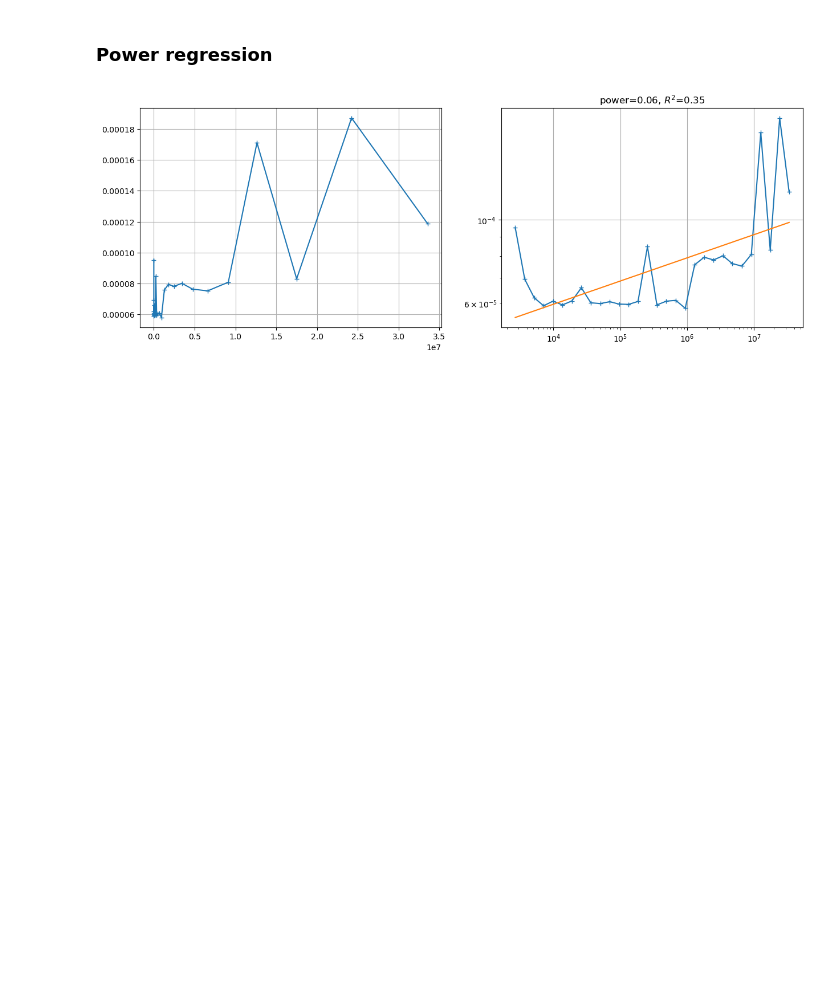
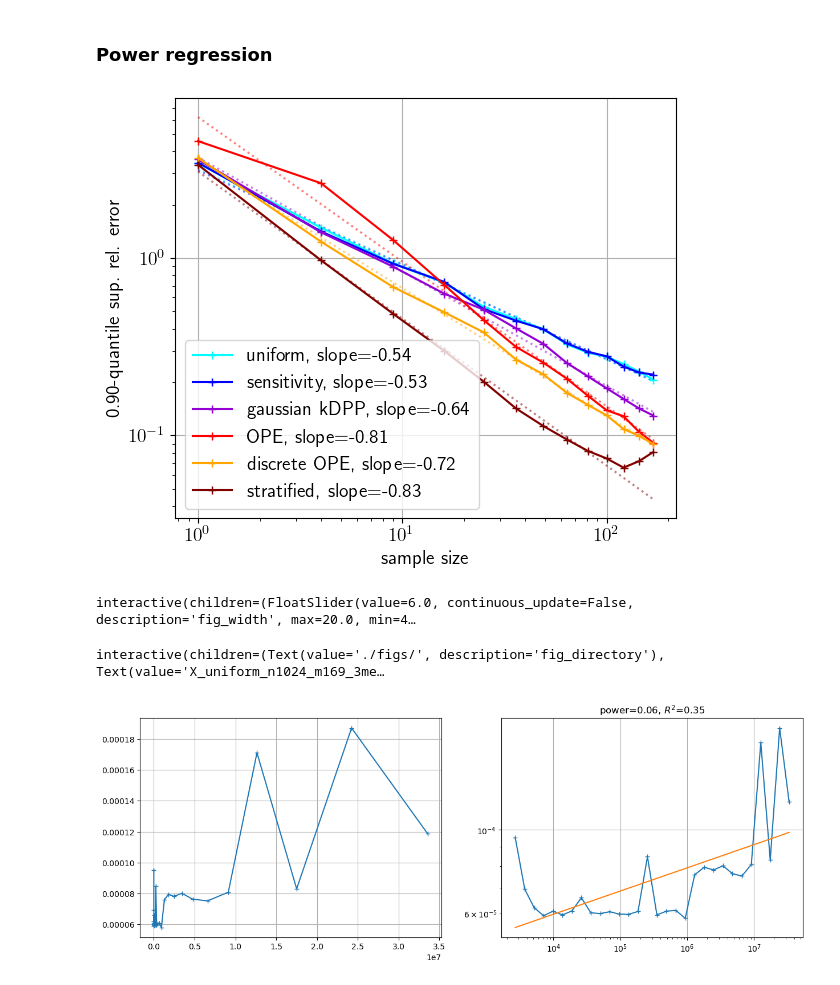
Before and after one commit to hsimonfroy/DPPcoresets, a Jupyter notebook: notebook/main.ipynb, the cells around one changed output. Drawn from its saved outputs; the diff is of its cells as text; code cells hidden in the pictures; blank space fills up the shorter version.

Commit message:
slopes 2d

```diff
--- a/notebook/main.ipynb
+++ b/notebook/main.ipynb
@@ -342,24 +356,33 @@ def power_regression(x, y):
     return power, factor, R_squared
 # %%
 def my_plot():
-    n_stds = 1*n_rep**(-.5) # number of standard deviations to plot
-    xylim = 1.05
+    k_start, k_end = 0, None
+    legends = ["uniform","sensitivity","gaussian kDPP","OPE","discrete OPE","stratified"]
+    selector = range(len(legends))
+    colors = ["cyan","blue","darkviolet","red","orange","maroon"]
+    plt.gca().set_prop_cycle(color=colors)
 
     plt.subplot(111)
     delta_quant = .1 # .1, .01
     relerr_quant = np.quantile(relerrs_sup, 1-delta_quant, axis=-1)
     plt.gca().set_prop_cycle(color=colors)
     for k in selector:
-        power, factor, R_squared = power_regression(ms, relerr_quant[:,k])
-        plt.plot(ms, np.exp(power*ms+factor))
-        legends[k] += [f", slope$\simeq${power}"]
+        if k==5:
+            k_end = -2
+        power, factor, R_squared = power_regression(ms[k_start:k_end], relerr_quant[k_start:k_end,k])
+        plt.plot(ms, factor*ms**power, ":", alpha=0.5)
+        legends[k] += f", slope={power[0]:.2f}"
 
     plt.plot(ms, relerr_quant[:,selector], label=legends, marker="+")
     plt.xscale('log'), plt.yscale('log'), plt.xlabel("sample size"), plt.ylabel(f"{1-delta_quant:.2f}-quantile sup. rel. error")
     plt.legend(), plt.grid(),
 
 from interfaces import save_plots_interface
-save_plots_interface(my_plot, fig_size=(16,5), plot_on_call=True, use_TeX=True, font_size=14, fig_name=file_name)
+save_plots_interface(my_plot, fig_size=(6,5), plot_on_call=True, use_TeX=True, font_size=14, fig_name=file_name)
+# %% [output]
+[figure, added]
+interactive(children=(FloatSlider(value=6.0, continuous_update=False, description='fig_width', max=20.0, min=4…
+interactive(children=(Text(value='./figs/', description='fig_directory'), Text(value='X_uniform_n1024_m169_3me…
 # %%
 from sklearn.linear_model import LinearRegression
 
```
Also changed, not shown: parts of 5 cells of this notebook.
